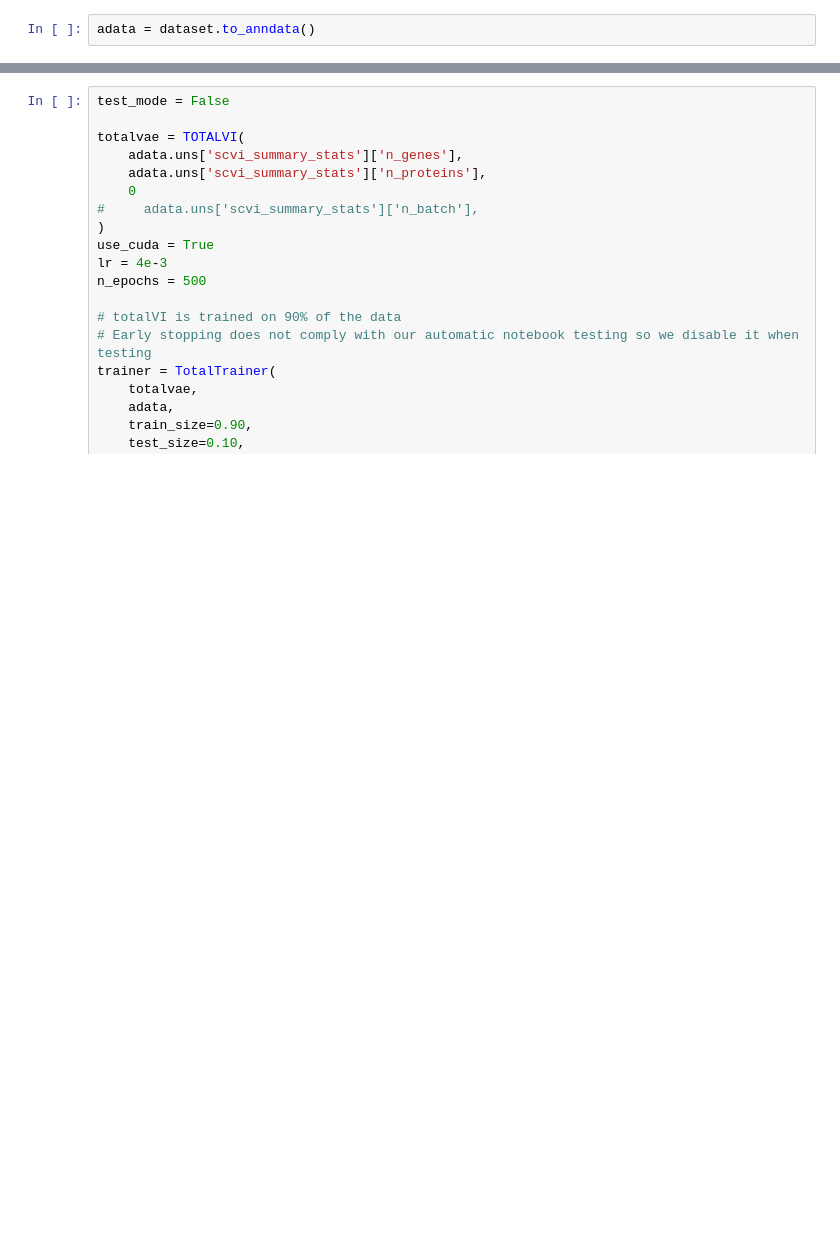
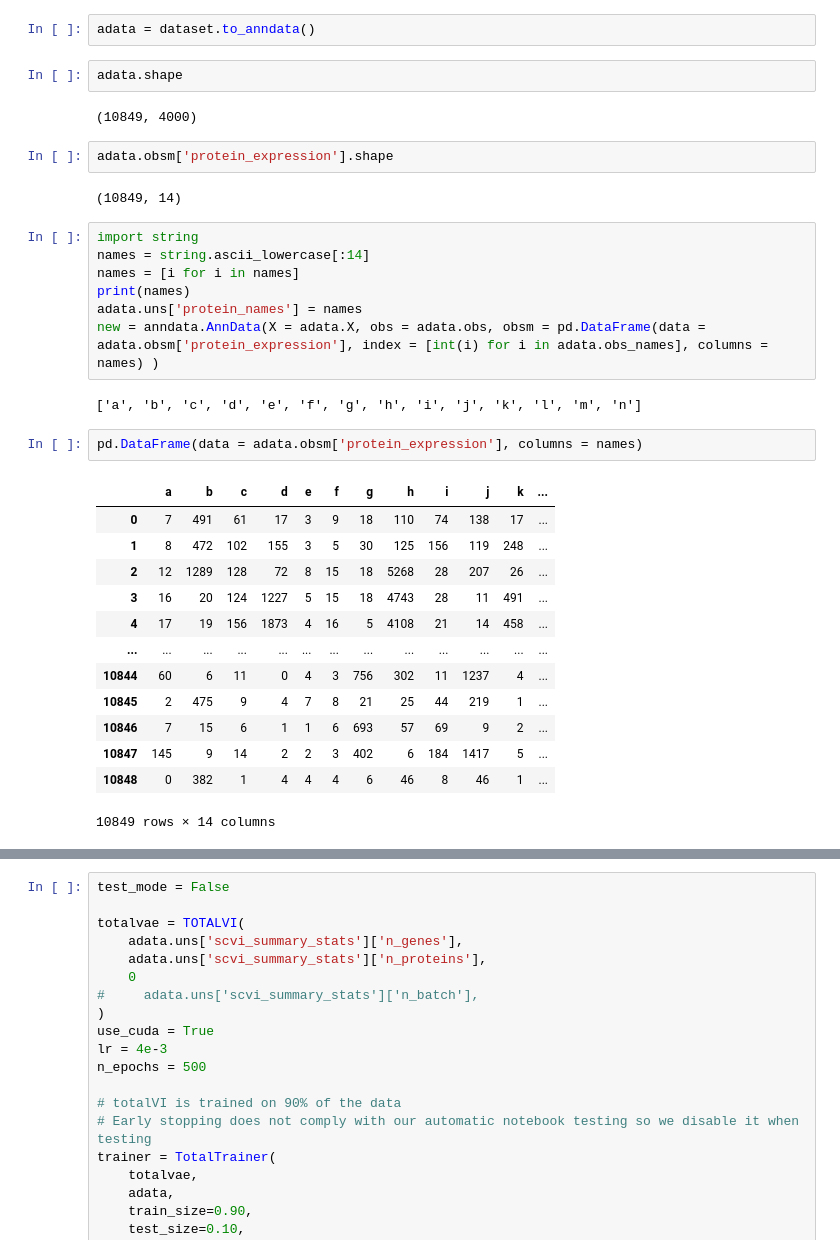
Before and after one commit to yynst2/scVI, a Jupyter notebook: galen/totalvi.ipynb, the cells around one changed output, grey strips where cells are left out. Drawn from its saved outputs; the diff is of its cells as text; blank space fills up the shorter version.

```diff
--- a/galen/totalvi.ipynb
+++ b/galen/totalvi.ipynb
@@ -84,2 +84,35 @@ dataset.subsample_genes(4000)
 # %%
 adata = dataset.to_anndata()
+# %%
+adata.shape
+# %% [output]
+(10849, 4000)
+# %%
+adata.obsm['protein_expression'].shape
+# %% [output]
+(10849, 14)
+# %%
+import string
+names = string.ascii_lowercase[:14]
+names = [i for i in names]
+print(names)
+adata.uns['protein_names'] = names
+new = anndata.AnnData(X = adata.X, obs = adata.obs, obsm = pd.DataFrame(data = adata.obsm['protein_expression'], index = [int(i) for i in adata.obs_names], columns = names) )
+# %% [output]
+['a', 'b', 'c', 'd', 'e', 'f', 'g', 'h', 'i', 'j', 'k', 'l', 'm', 'n']
+# %%
+pd.DataFrame(data = adata.obsm['protein_expression'], columns = names)
+# %% [output]
+|  | a | b | c | d | e | f | g | h | i | j | k | ... |
+| 0 | 7 | 491 | 61 | 17 | 3 | 9 | 18 | 110 | 74 | 138 | 17 | ... |
+| 1 | 8 | 472 | 102 | 155 | 3 | 5 | 30 | 125 | 156 | 119 | 248 | ... |
+| 2 | 12 | 1289 | 128 | 72 | 8 | 15 | 18 | 5268 | 28 | 207 | 26 | ... |
+| 3 | 16 | 20 | 124 | 1227 | 5 | 15 | 18 | 4743 | 28 | 11 | 491 | ... |
+| 4 | 17 | 19 | 156 | 1873 | 4 | 16 | 5 | 4108 | 21 | 14 | 458 | ... |
+| ... | ... | ... | ... | ... | ... | ... | ... | ... | ... | ... | ... | ... |
+| 10844 | 60 | 6 | 11 | 0 | 4 | 3 | 756 | 302 | 11 | 1237 | 4 | ... |
+| 10845 | 2 | 475 | 9 | 4 | 7 | 8 | 21 | 25 | 44 | 219 | 1 | ... |
+| 10846 | 7 | 15 | 6 | 1 | 1 | 6 | 693 | 57 | 69 | 9 | 2 | ... |
+| 10847 | 145 | 9 | 14 | 2 | 2 | 3 | 402 | 6 | 184 | 1417 | 5 | ... |
+| 10848 | 0 | 382 | 1 | 4 | 4 | 4 | 6 | 46 | 8 | 46 | 1 | ... |
+10849 rows × 14 columns
```
Also changed, not shown: parts of 25 cells of this notebook, 3 other files.
